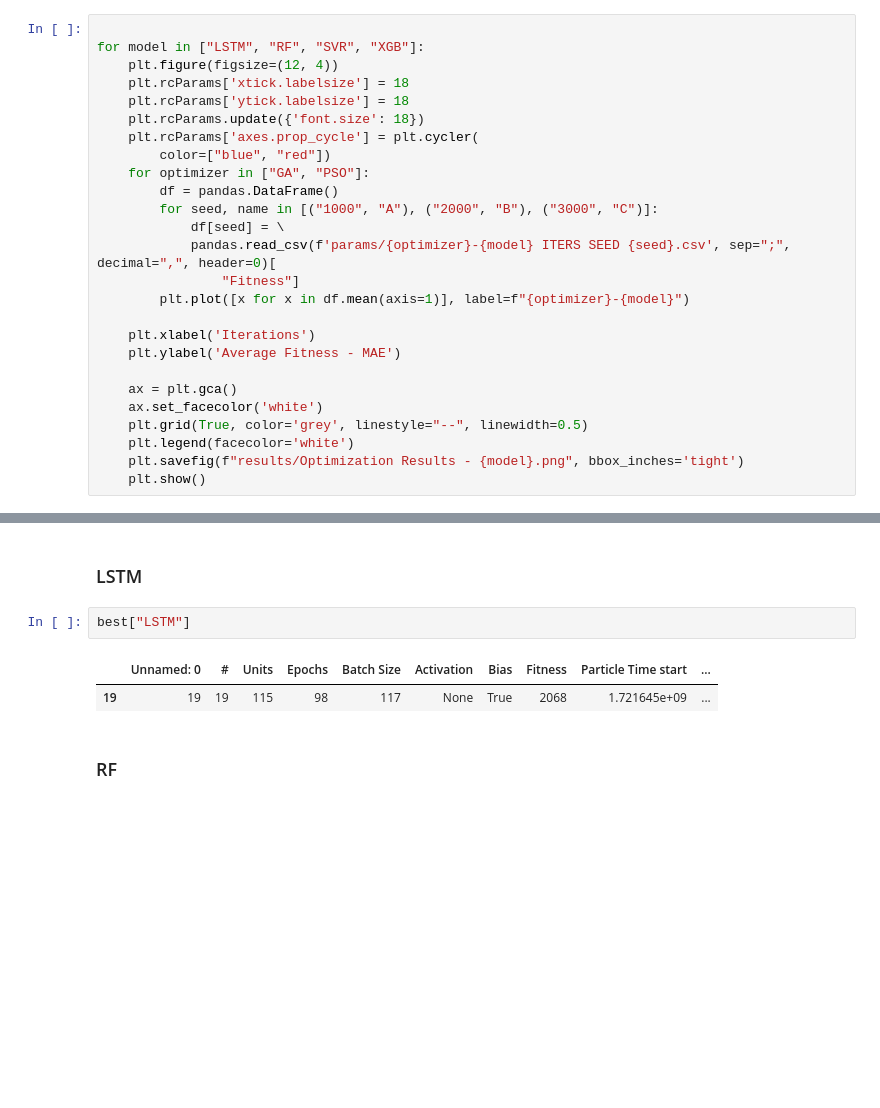
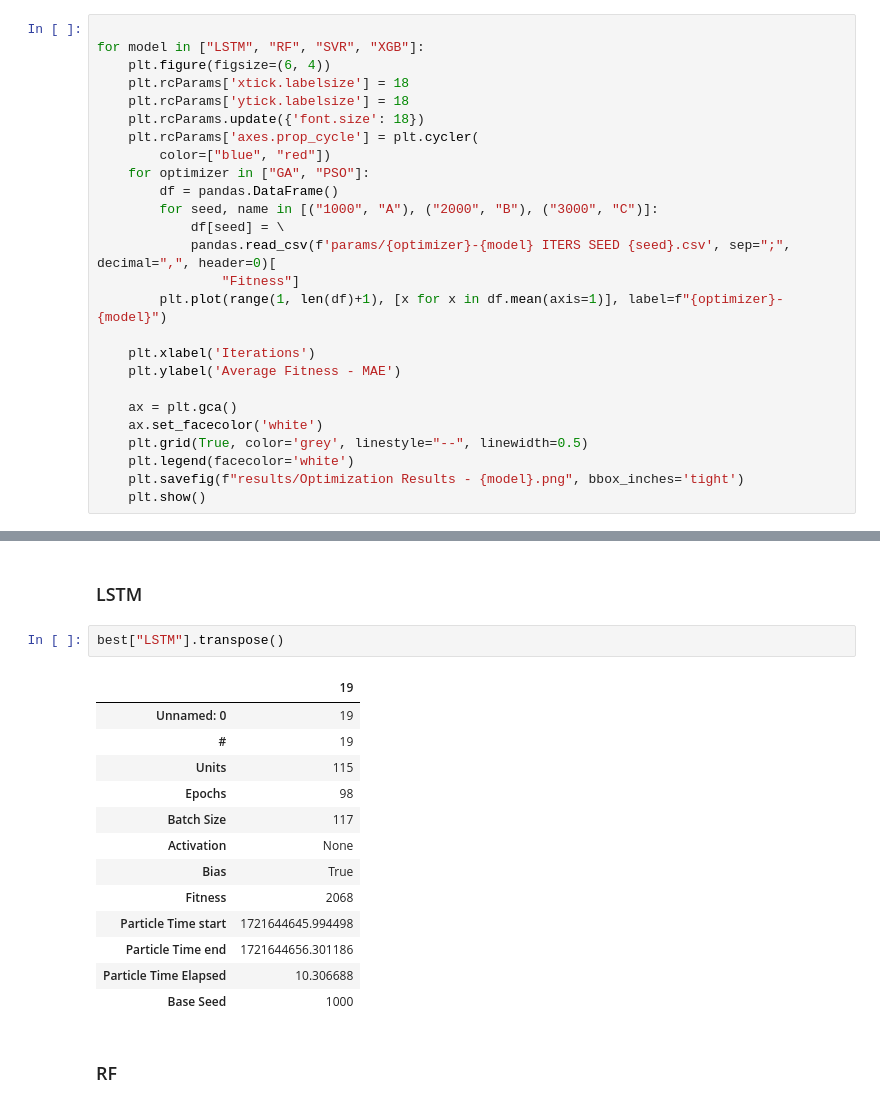
Before and after one commit to eduardoalba0/ifpr_electricity_ml, a Jupyter notebook: Optimization.ipynb, the cells around one changed output, grey strips where cells are left out. Drawn from its saved outputs; the diff is of its cells as text; blank space fills up the shorter version.

```diff
--- a/Optimization.ipynb
+++ b/Optimization.ipynb
@@ -1303,7 +1309,7 @@ for seed in seeds:
 # %%
 
 for model in ["LSTM", "RF", "SVR", "XGB"]:
-    plt.figure(figsize=(12, 4))
+    plt.figure(figsize=(6, 4))
     plt.rcParams['xtick.labelsize'] = 18
     plt.rcParams['ytick.labelsize'] = 18
     plt.rcParams.update({'font.size': 18})
@@ -1315,7 +1321,7 @@ for model in ["LSTM", "RF", "SVR", "XGB"]:
             df[seed] = \
             pandas.read_csv(f'params/{optimizer}-{model} ITERS SEED {seed}.csv', sep=";", decimal=",", header=0)[
                 "Fitness"]
-        plt.plot([x for x in df.mean(axis=1)], label=f"{optimizer}-{model}")
+        plt.plot(range(1, len(df)+1), [x for x in df.mean(axis=1)], label=f"{optimizer}-{model}")
 
     plt.xlabel('Iterations')
     plt.ylabel('Average Fitness - MAE')
@@ -1349,10 +1355,21 @@ for model in ["LSTM", "RF", "SVR", "XGB"]:
 # %% [markdown]
 ### LSTM
 # %%
-best["LSTM"]
+best["LSTM"].transpose()
 # %% [output]
-|  | Unnamed: 0 | # | Units | Epochs | Batch Size | Activation | Bias | Fitness | Particle Time start | ... |
-| 19 | 19 | 19 | 115 | 98 | 117 | None | True | 2068 | 1.721645e+09 | ... |
+|  | 19 |
+| Unnamed: 0 | 19 |
+| # | 19 |
+| Units | 115 |
+| Epochs | 98 |
+| Batch Size | 117 |
+| Activation | None |
+| Bias | True |
+| Fitness | 2068 |
+| Particle Time start | 1721644645.994498 |
+| Particle Time end | 1721644656.301186 |
+| Particle Time Elapsed | 10.306688 |
+| Base Seed | 1000 |
 # %% [markdown]
 ### RF
 # %%
```
Also changed, not shown: parts of 5 cells of this notebook, 18 other files.
